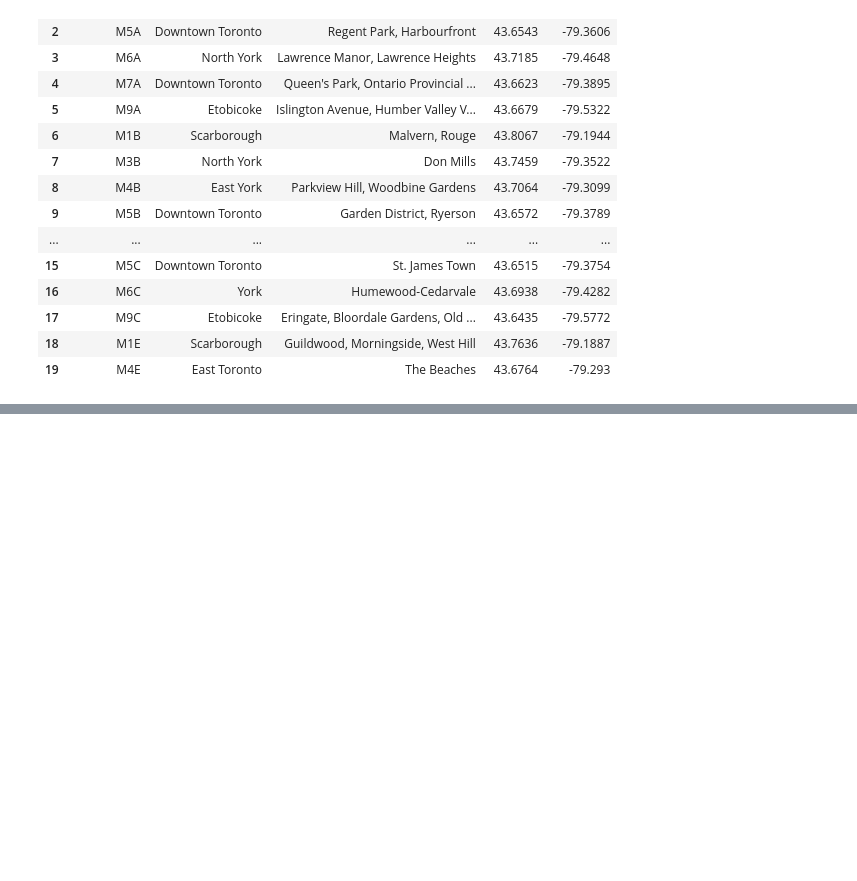
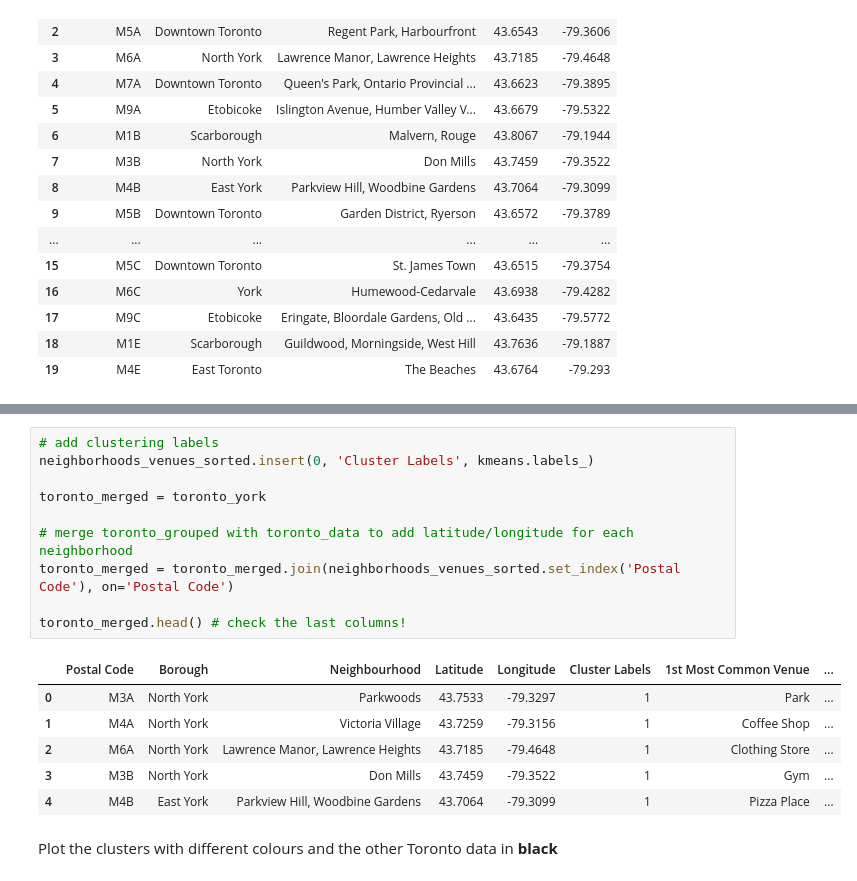
Before and after one commit to Tibetta/Coursera_Capstone, a Jupyter notebook: Toronto_postalCodes.ipynb, the cells around one changed output, grey strips where cells are left out. Drawn from its saved outputs; the diff is of its cells as text; blank space fills up the shorter version.

```diff
--- a/Toronto_postalCodes.ipynb
+++ b/Toronto_postalCodes.ipynb
@@ -194,0 +576,19 @@ df_set.head(20)
+# %%
+# add clustering labels
+neighborhoods_venues_sorted.insert(0, 'Cluster Labels', kmeans.labels_)
+
+toronto_merged = toronto_york
+
+# merge toronto_grouped with toronto_data to add latitude/longitude for each neighborhood
+toronto_merged = toronto_merged.join(neighborhoods_venues_sorted.set_index('Postal Code'), on='Postal Code')
+
+toronto_merged.head() # check the last columns!
+# %% [output]
+|  | Postal Code | Borough | Neighbourhood | Latitude | Longitude | Cluster Labels | 1st Most Common Venue | ... |
+| 0 | M3A | North York | Parkwoods | 43.7533 | -79.3297 | 1 | Park | ... |
+| 1 | M4A | North York | Victoria Village | 43.7259 | -79.3156 | 1 | Coffee Shop | ... |
+| 2 | M6A | North York | Lawrence Manor, Lawrence Heights | 43.7185 | -79.4648 | 1 | Clothing Store | ... |
+| 3 | M3B | North York | Don Mills | 43.7459 | -79.3522 | 1 | Gym | ... |
+| 4 | M4B | East York | Parkview Hill, Woodbine Gardens | 43.7064 | -79.3099 | 1 | Pizza Place | ... |
+# %% [markdown]
+Plot the clusters with different colours and the other Toronto data in **black**
```
Also changed, not shown: parts of 51 cells of this notebook.
